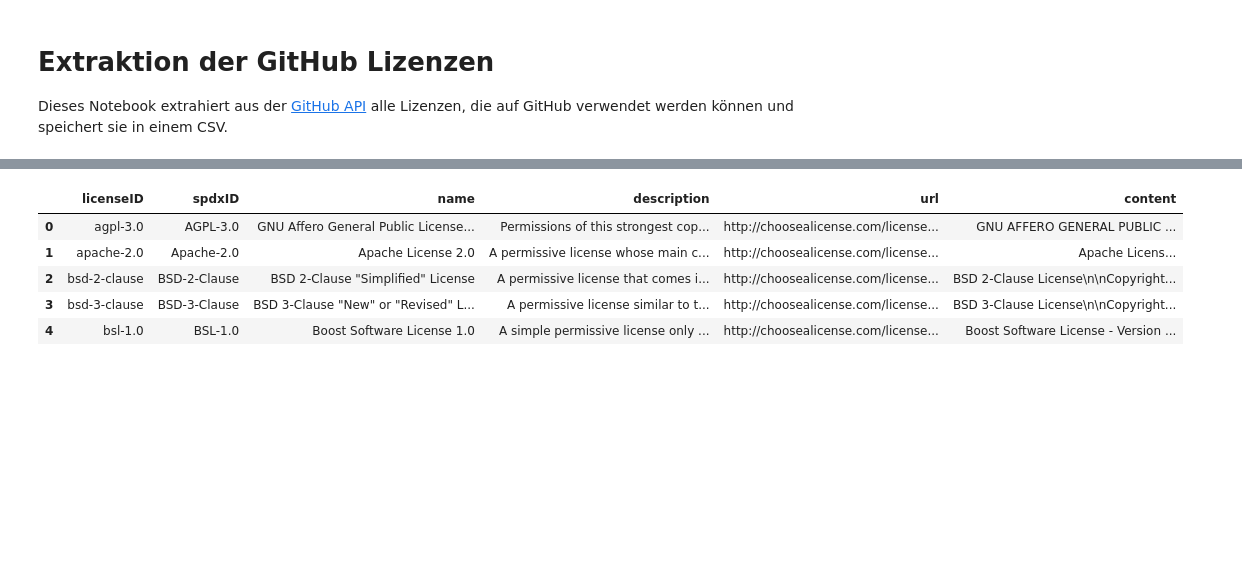
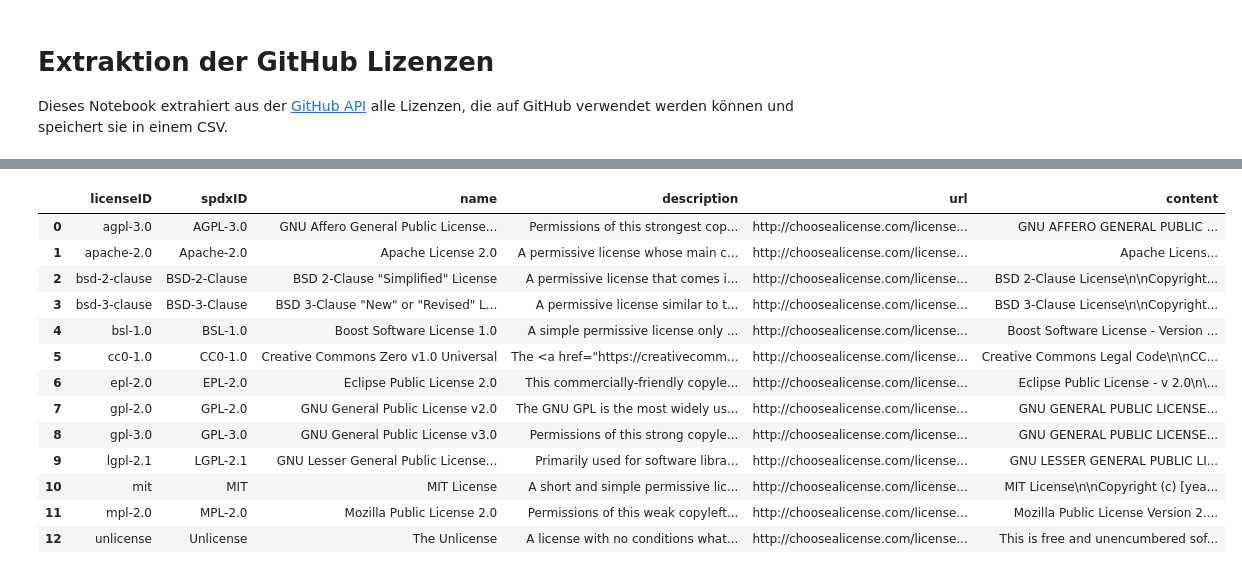
Before and after one commit to DonColon/appman-api-spec, a Jupyter notebook: database/licensing/data/notebooks/license-extract.ipynb, the cells around one changed output, grey strips where cells are left out. Drawn from its saved outputs; the diff is of its cells as text; code cells hidden in the pictures; blank space fills up the shorter version.

```diff
--- a/database/licensing/data/notebooks/license-extract.ipynb
+++ b/database/licensing/data/notebooks/license-extract.ipynb
@@ -68,24 +68,32 @@ dataframe.head()
 # %%
 dataframe = dataframe.loc[:,["key", "spdx_id", "name", "description", "html_url", "body"]]
 
 headers = {
     "key": "licenseID",
     "spdx_id": "spdxID",
     "html_url": "url",
     "body": "content"
 }
 
 dataframe = dataframe.rename(columns=headers)
 
 
-dataframe.head()
+dataframe
 # %% [output]
 |  | licenseID | spdxID | name | description | url | content |
 | 0 | agpl-3.0 | AGPL-3.0 | GNU Affero General Public License... | Permissions of this strongest cop... | http://choosealicense.com/license... | GNU AFFERO GENERAL PUBLIC ... |
 | 1 | apache-2.0 | Apache-2.0 | Apache License 2.0 | A permissive license whose main c... | http://choosealicense.com/license... | Apache Licens... |
 | 2 | bsd-2-clause | BSD-2-Clause | BSD 2-Clause "Simplified" License | A permissive license that comes i... | http://choosealicense.com/license... | BSD 2-Clause License\n\nCopyright... |
 | 3 | bsd-3-clause | BSD-3-Clause | BSD 3-Clause "New" or "Revised" L... | A permissive license similar to t... | http://choosealicense.com/license... | BSD 3-Clause License\n\nCopyright... |
 | 4 | bsl-1.0 | BSL-1.0 | Boost Software License 1.0 | A simple permissive license only ... | http://choosealicense.com/license... | Boost Software License - Version ... |
+| 5 | cc0-1.0 | CC0-1.0 | Creative Commons Zero v1.0 Universal | The <a href="https://creativecomm... | http://choosealicense.com/license... | Creative Commons Legal Code\n\nCC... |
+| 6 | epl-2.0 | EPL-2.0 | Eclipse Public License 2.0 | This commercially-friendly copyle... | http://choosealicense.com/license... | Eclipse Public License - v 2.0\n\... |
+| 7 | gpl-2.0 | GPL-2.0 | GNU General Public License v2.0 | The GNU GPL is the most widely us... | http://choosealicense.com/license... | GNU GENERAL PUBLIC LICENSE... |
+| 8 | gpl-3.0 | GPL-3.0 | GNU General Public License v3.0 | Permissions of this strong copyle... | http://choosealicense.com/license... | GNU GENERAL PUBLIC LICENSE... |
+| 9 | lgpl-2.1 | LGPL-2.1 | GNU Lesser General Public License... | Primarily used for software libra... | http://choosealicense.com/license... | GNU LESSER GENERAL PUBLIC LI... |
+| 10 | mit | MIT | MIT License | A short and simple permissive lic... | http://choosealicense.com/license... | MIT License\n\nCopyright (c) [yea... |
+| 11 | mpl-2.0 | MPL-2.0 | Mozilla Public License 2.0 | Permissions of this weak copyleft... | http://choosealicense.com/license... | Mozilla Public License Version 2.... |
+| 12 | unlicense | Unlicense | The Unlicense | A license with no conditions what... | http://choosealicense.com/license... | This is free and unencumbered sof... |
 # %%
 def escapeNewLine(value):
     escaped = value.replace("\n", "\\n")
```
Also changed, not shown: parts of 3 cells of this notebook, 17 other files.
